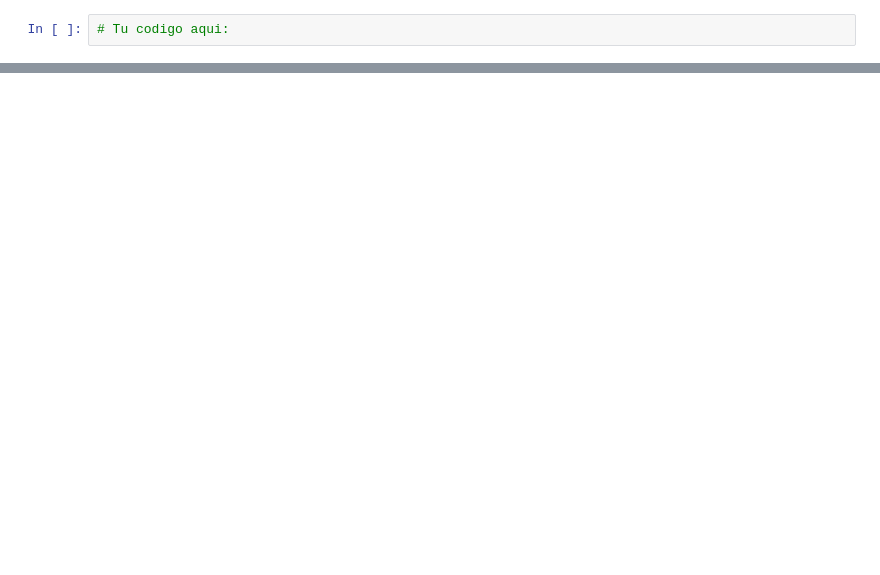
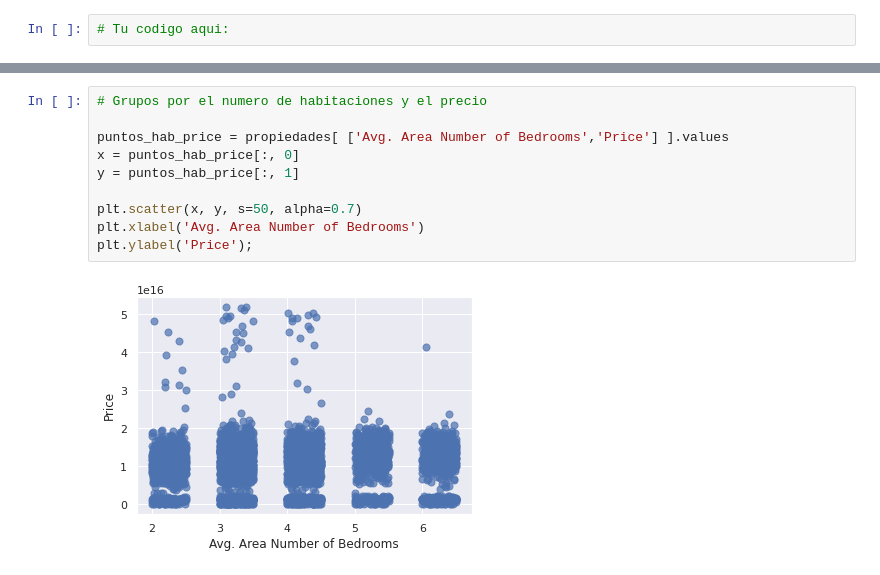
Before and after one commit to vicex99/IA_aprendizaje_no_supervisado, a Jupyter notebook: Aprendizaje_No_Supervisado.ipynb, the cells around one changed output, grey strips where cells are left out. Drawn from its saved outputs; the diff is of its cells as text; blank space fills up the shorter version.

```diff
--- a/Aprendizaje_No_Supervisado.ipynb
+++ b/Aprendizaje_No_Supervisado.ipynb
@@ -343,0 +458,12 @@ Los datos son los siguientes:
+# %%
+# Grupos por el numero de habitaciones y el precio
+
+puntos_hab_price = propiedades[ ['Avg. Area Number of Bedrooms','Price'] ].values
+x = puntos_hab_price[:, 0]
+y = puntos_hab_price[:, 1]
+
+plt.scatter(x, y, s=50, alpha=0.7)
+plt.xlabel('Avg. Area Number of Bedrooms')
+plt.ylabel('Price');
+# %% [output]
+[figure, added]
```
Also changed, not shown: parts of 15 cells of this notebook.
